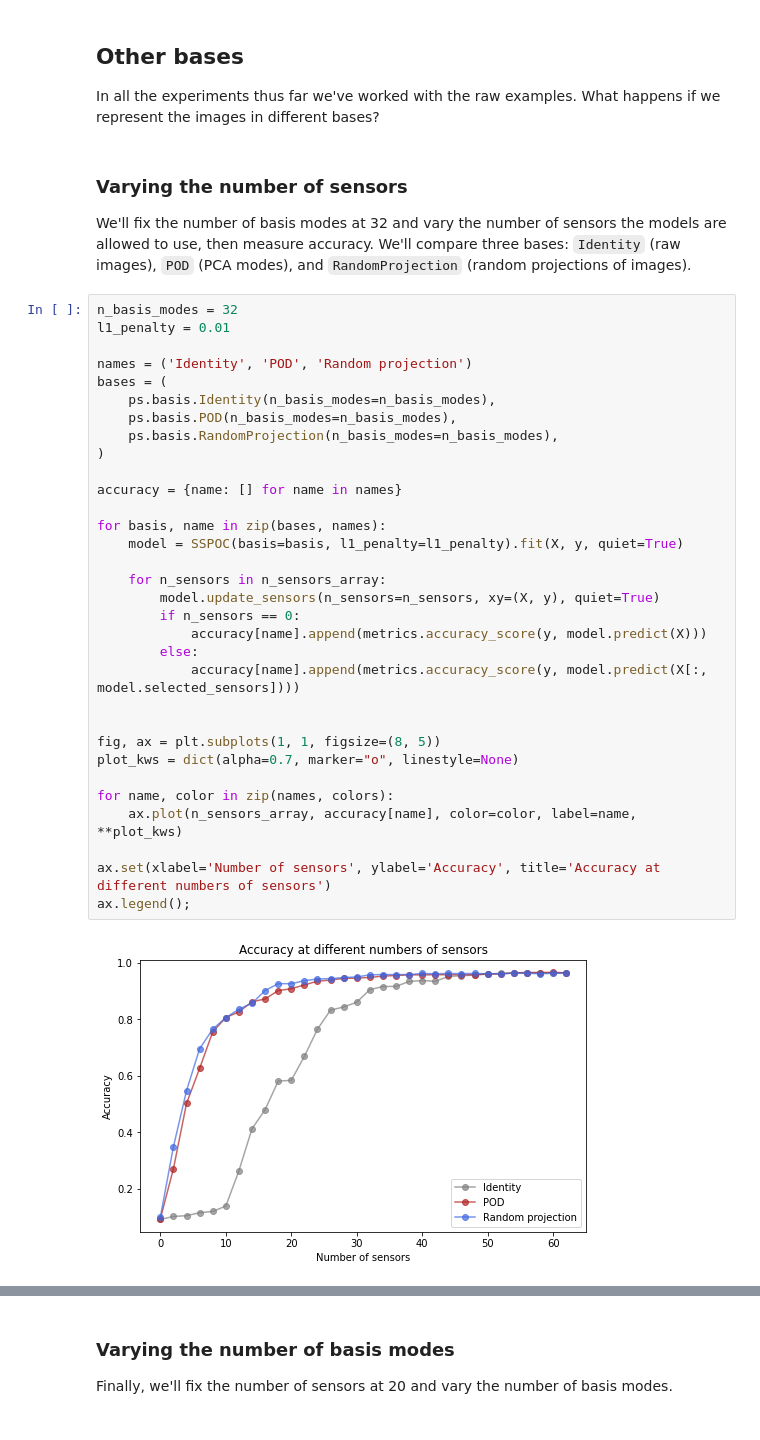
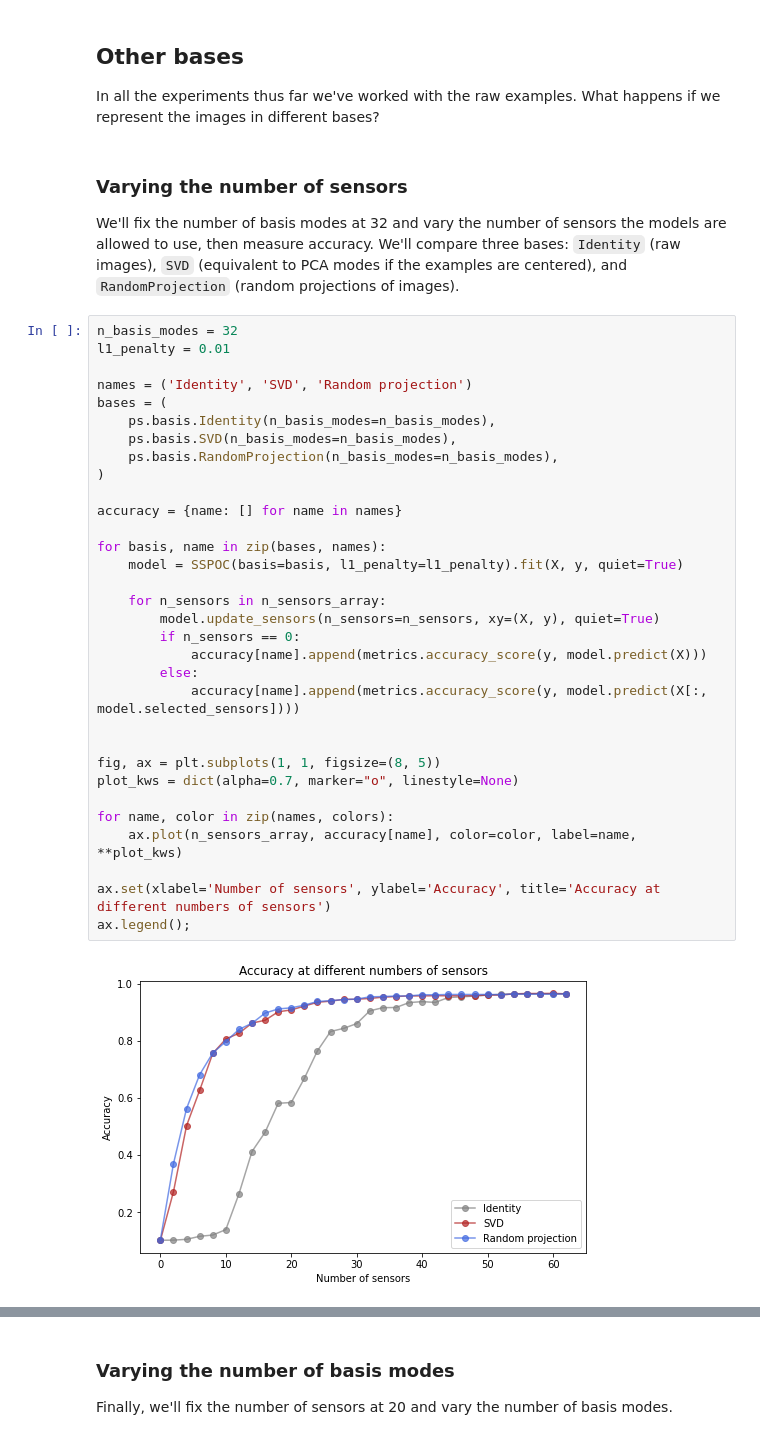
Before and after one commit to dynamicslab/pysensors, a Jupyter notebook: examples/classification.ipynb, the cells around one changed output, grey strips where cells are left out. Saved outputs shown, nothing was run; the diff lists cells and outputs as text.

```diff
--- a/examples/classification.ipynb
+++ b/examples/classification.ipynb
@@ -419,39 +419,39 @@ Though logistic regression fails to fully converge, it appears to make the most
 In all the experiments thus far we've worked with the raw examples. What happens if we represent the images in different bases?
 # %% [markdown]
 ### Varying the number of sensors
-We'll fix the number of basis modes at 32 and vary the number of sensors the models are allowed to use, then measure accuracy. We'll compare three bases: `Identity` (raw images), `POD` (PCA modes), and `RandomProjection` (random projections of images).
+We'll fix the number of basis modes at 32 and vary the number of sensors the models are allowed to use, then measure accuracy. We'll compare three bases: `Identity` (raw images), `SVD` (equivalent to PCA modes if the examples are centered), and `RandomProjection` (random projections of images).
 # %%
 n_basis_modes = 32
 l1_penalty = 0.01
 
-names = ('Identity', 'POD', 'Random projection')
+names = ('Identity', 'SVD', 'Random projection')
 bases = (
     ps.basis.Identity(n_basis_modes=n_basis_modes),
-    ps.basis.POD(n_basis_modes=n_basis_modes),
+    ps.basis.SVD(n_basis_modes=n_basis_modes),
     ps.basis.RandomProjection(n_basis_modes=n_basis_modes),
 )
 
 accuracy = {name: [] for name in names}
 
 for basis, name in zip(bases, names):
     model = SSPOC(basis=basis, l1_penalty=l1_penalty).fit(X, y, quiet=True)
 
     for n_sensors in n_sensors_array:
         model.update_sensors(n_sensors=n_sensors, xy=(X, y), quiet=True)
         if n_sensors == 0:
             accuracy[name].append(metrics.accuracy_score(y, model.predict(X)))
         else:
             accuracy[name].append(metrics.accuracy_score(y, model.predict(X[:, model.selected_sensors])))
 
 
 fig, ax = plt.subplots(1, 1, figsize=(8, 5))
 plot_kws = dict(alpha=0.7, marker="o", linestyle=None)
 
 for name, color in zip(names, colors):
     ax.plot(n_sensors_array, accuracy[name], color=color, label=name, **plot_kws)
 
 ax.set(xlabel='Number of sensors', ylabel='Accuracy', title='Accuracy at different numbers of sensors')
 ax.legend();
 # %% [output]
-[figure, old version]
+[figure, new version]
 # %% [markdown]
```
Also changed, not shown: parts of 5 cells of this notebook, 12 other files.
